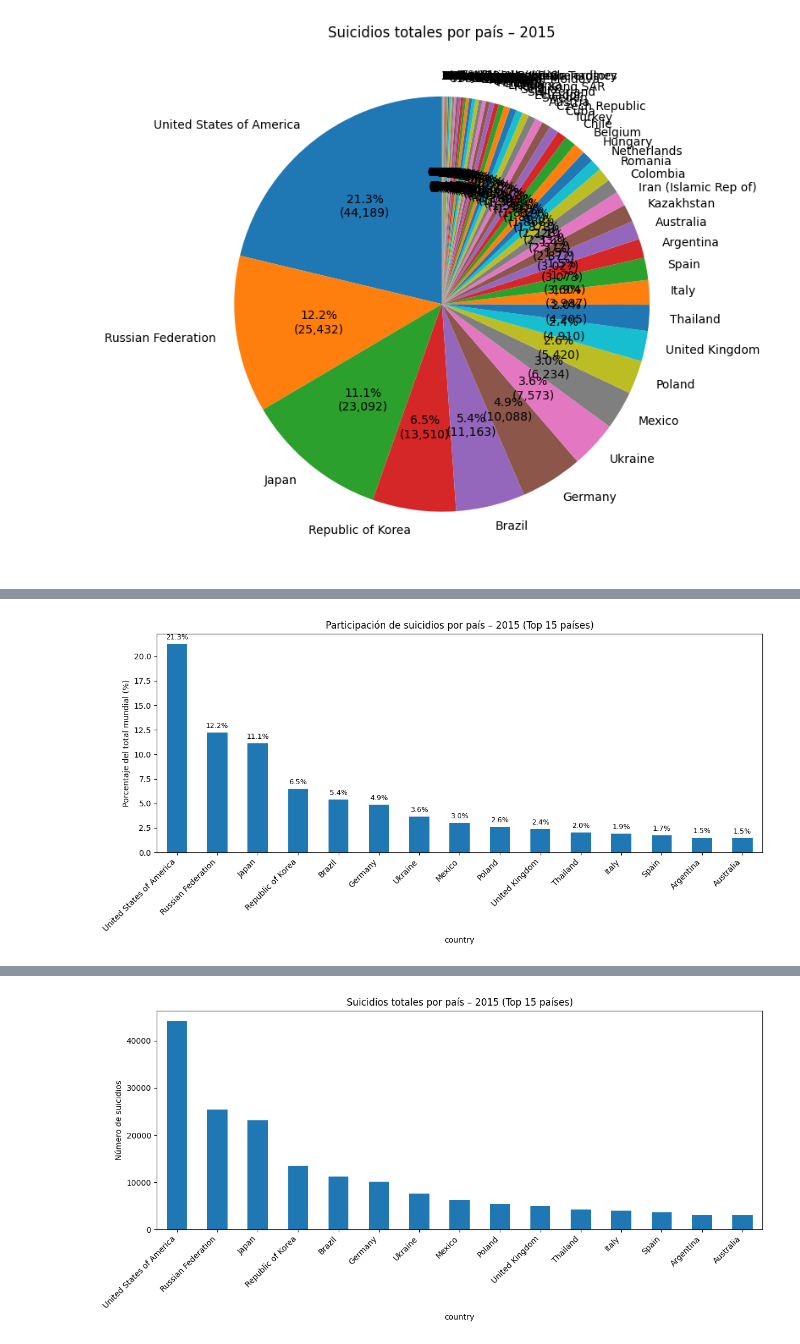
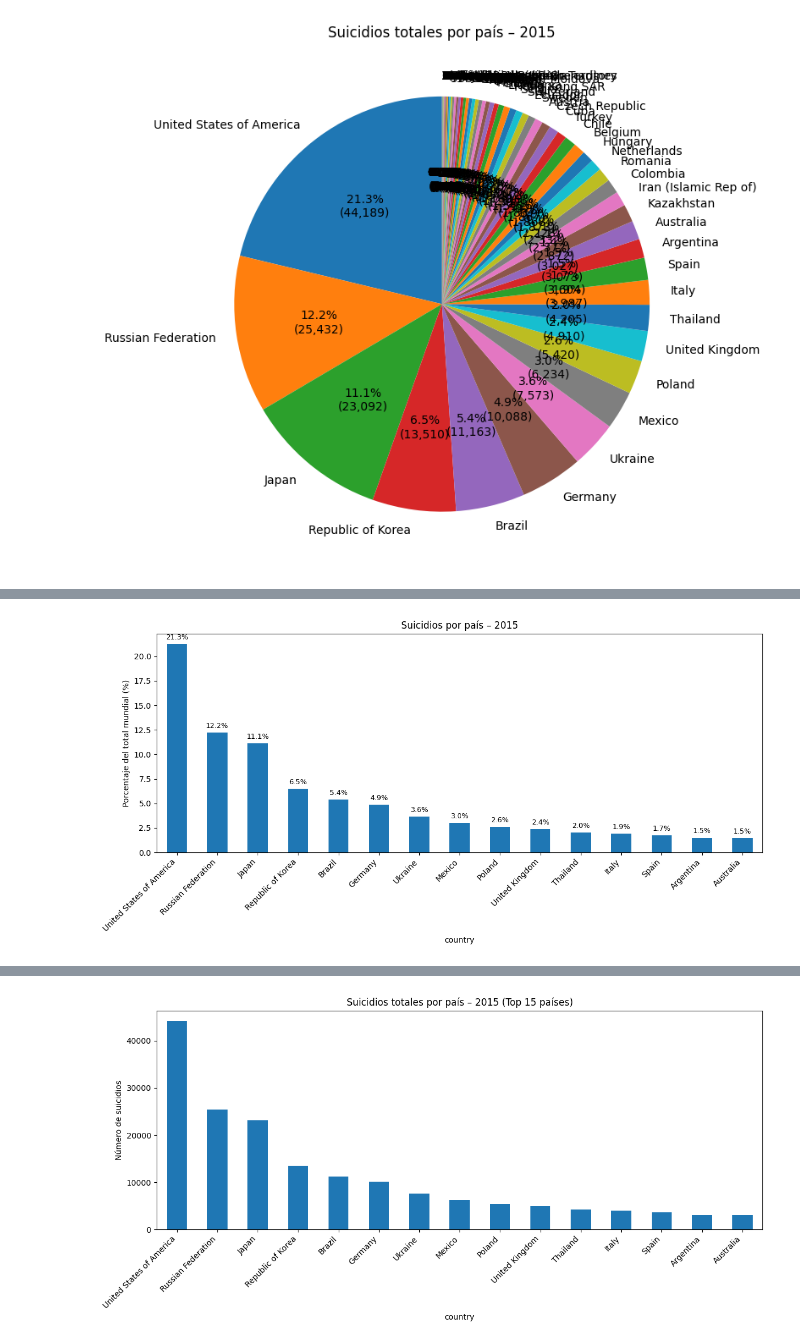
Before and after one commit to vicenadm04/suicidios, a Jupyter notebook: suicide_statics.ipynb, the cells around one changed output, grey strips where cells are left out. Cells and saved outputs as stored; diff of their text form; code cells hidden in the pictures.

```diff
--- a/suicide_statics.ipynb
+++ b/suicide_statics.ipynb
@@ -222,30 +222,31 @@ plt.show()
 # %%
+#El porcentaje no suma 100%
 # 2) Limpieza mínima
 df["year"] = pd.to_numeric(df["year"], errors="coerce")
 df["suicides_no"] = pd.to_numeric(df["suicides_no"], errors="coerce").fillna(0)
 
 # 3) Filtrar 2015 y sumar por país
 df2015 = df[df["year"] == 2015].copy()
 totales = df2015.groupby("country")["suicides_no"].sum().sort_values(ascending=False)
 
 # 4) Convertir a porcentaje del total mundial
 prop = totales / totales.sum() * 100
 
 # 5) Seleccionar top 15 países
 top15 = prop.head(15)
 
 # 6) Gráfico de barras (en %)
 plt.figure(figsize=(12,6))
 top15.plot(kind="bar")
 plt.ylabel("Porcentaje del total mundial (%)")
-plt.title("Participación de suicidios por país – 2015 (Top 15 países)")
+plt.title("Suicidios por país – 2015")
 plt.xticks(rotation=45, ha="right")
 
 # anotar los porcentajes sobre cada barra
 for i, v in enumerate(top15):
     plt.text(i, v + 0.3, f"{v:.1f}%", ha="center", va="bottom", fontsize=9)
 
 plt.tight_layout()
 plt.show()
 # %% [output]
-[figure, old version]
+[figure, new version]
```
Also changed, not shown: parts of 10 cells of this notebook.
